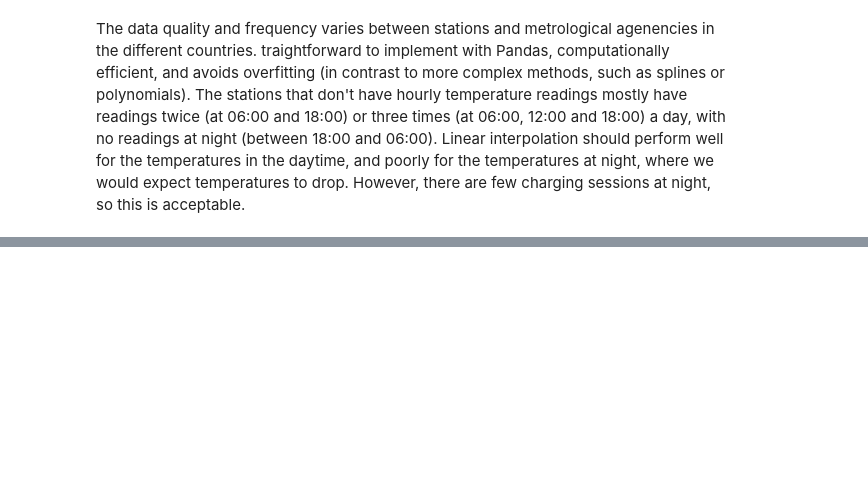
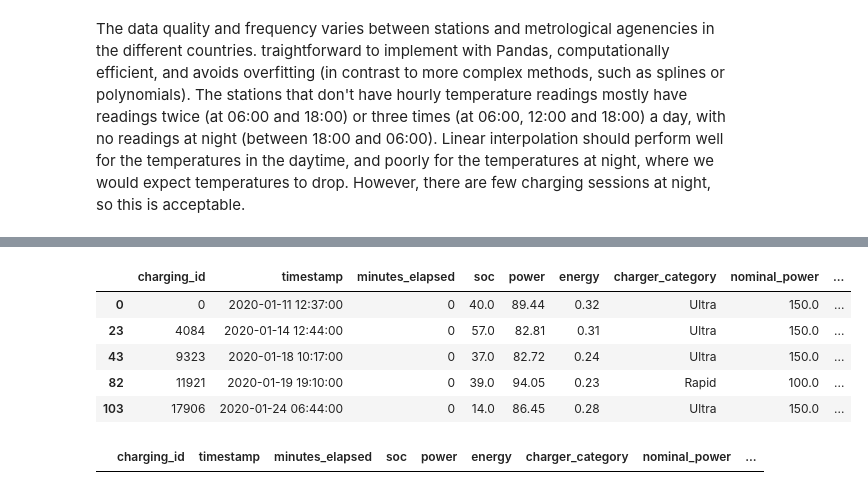
Before and after one commit to SebastianRokholt/Machine-Teaching-for-XAI--TimeSeries-Models, a Jupyter notebook: Notebooks/01__Data_Wrangling_&_FE_v2.ipynb, the cells around one changed output, grey strips where cells are left out. Cells and saved outputs as stored; diff of their text form; code cells hidden in the pictures; blank space fills up the shorter version.

```diff
--- a/Notebooks/01__Data_Wrangling_&_FE.ipynb
+++ b/Notebooks/01__Data_Wrangling_&_FE_v2.ipynb
@@ -1016,2 +1151,18 @@ df_final.head()
+# %%
+# Let's take a look at the results for the first few charging IDs
+temps_per_charging_id = df.drop_duplicates(subset="charging_id", keep="first")
+temps_per_charging_id.head()
+# %% [output]
+|  | charging_id | timestamp | minutes_elapsed | soc | power | energy | charger_category | nominal_power | ... |
+| 0 | 0 | 2020-01-11 12:37:00 | 0 | 40.0 | 89.44 | 0.32 | Ultra | 150.0 | ... |
+| 23 | 4084 | 2020-01-14 12:44:00 | 0 | 57.0 | 82.81 | 0.31 | Ultra | 150.0 | ... |
+| 43 | 9323 | 2020-01-18 10:17:00 | 0 | 37.0 | 82.72 | 0.24 | Ultra | 150.0 | ... |
+| 82 | 11921 | 2020-01-19 19:10:00 | 0 | 39.0 | 94.05 | 0.23 | Rapid | 100.0 | ... |
+| 103 | 17906 | 2020-01-24 06:44:00 | 0 | 14.0 | 86.45 | 0.28 | Ultra | 150.0 | ... |
+# %%
+filtered_df = df.groupby('charging_id').filter(lambda x: x['minutes_elapsed'].max() <= 2)
+filtered_df
+# %% [output]
+|  | charging_id | timestamp | minutes_elapsed | soc | power | energy | charger_category | nominal_power | ... |
 # %%
 # Save the final dataframe as a Parquet file
```
Also changed, not shown: parts of 24 cells of this notebook, 5 other files.
